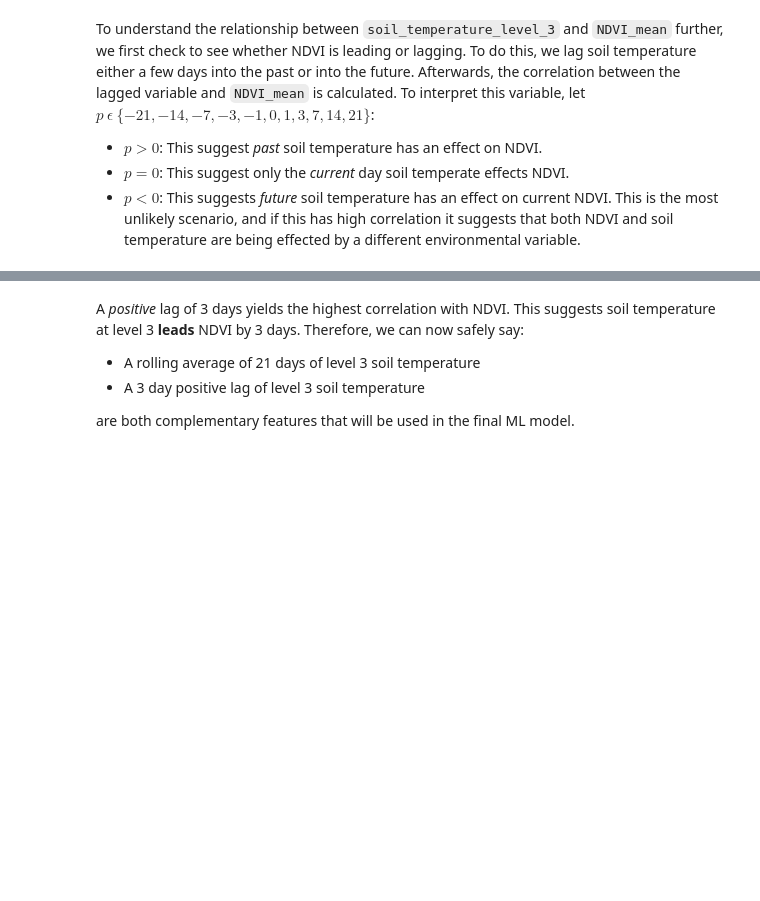
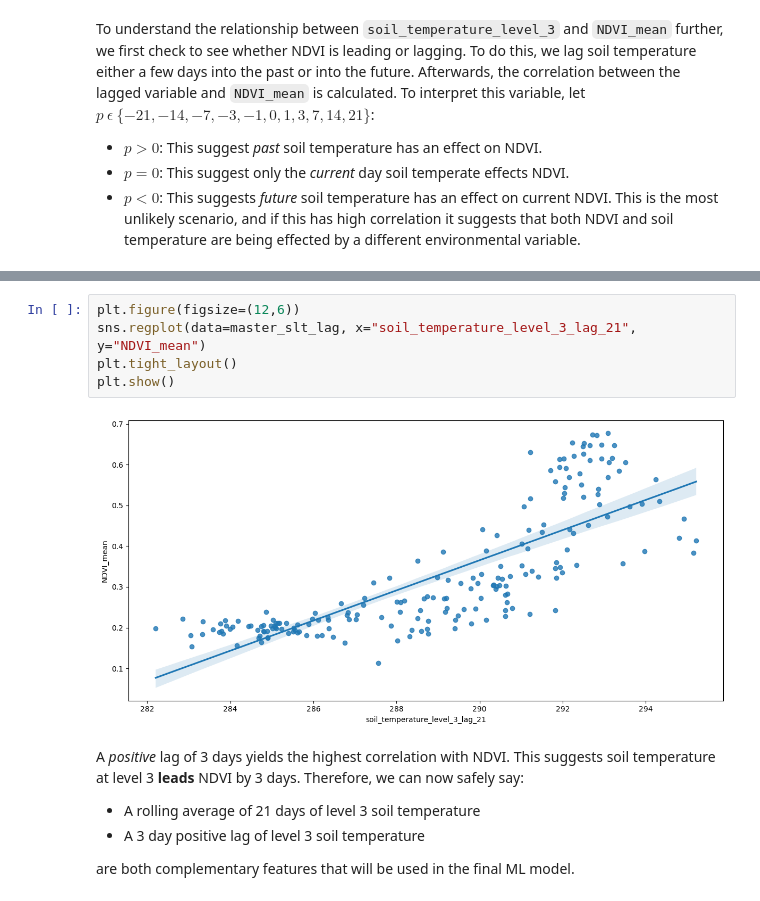
Before and after one commit to asembreek/fieldlens, a Jupyter notebook: src/Time Series Visualisation.ipynb, the cells around one changed output, grey strips where cells are left out. Cells and saved outputs as stored; diff of their text form; blank space fills up the shorter version.

```diff
--- a/src/Time Series Visualisation.ipynb
+++ b/src/Time Series Visualisation.ipynb
@@ -209,3 +208,10 @@ plt.show()
+# %%
+plt.figure(figsize=(12,6))
+sns.regplot(data=master_slt_lag, x="soil_temperature_level_3_lag_21", y="NDVI_mean")
+plt.tight_layout()
+plt.show()
+# %% [output]
+[figure, added]
 # %% [markdown]
 A _positive_ lag of 3 days yields the highest correlation with NDVI. This suggests soil temperature at level 3 **leads** NDVI by 3 days. Therefore, we can now safely say:
 - A rolling average of 21 days of level 3 soil temperature
```
Also changed, not shown: parts of 20 cells of this notebook, 1 other file.
